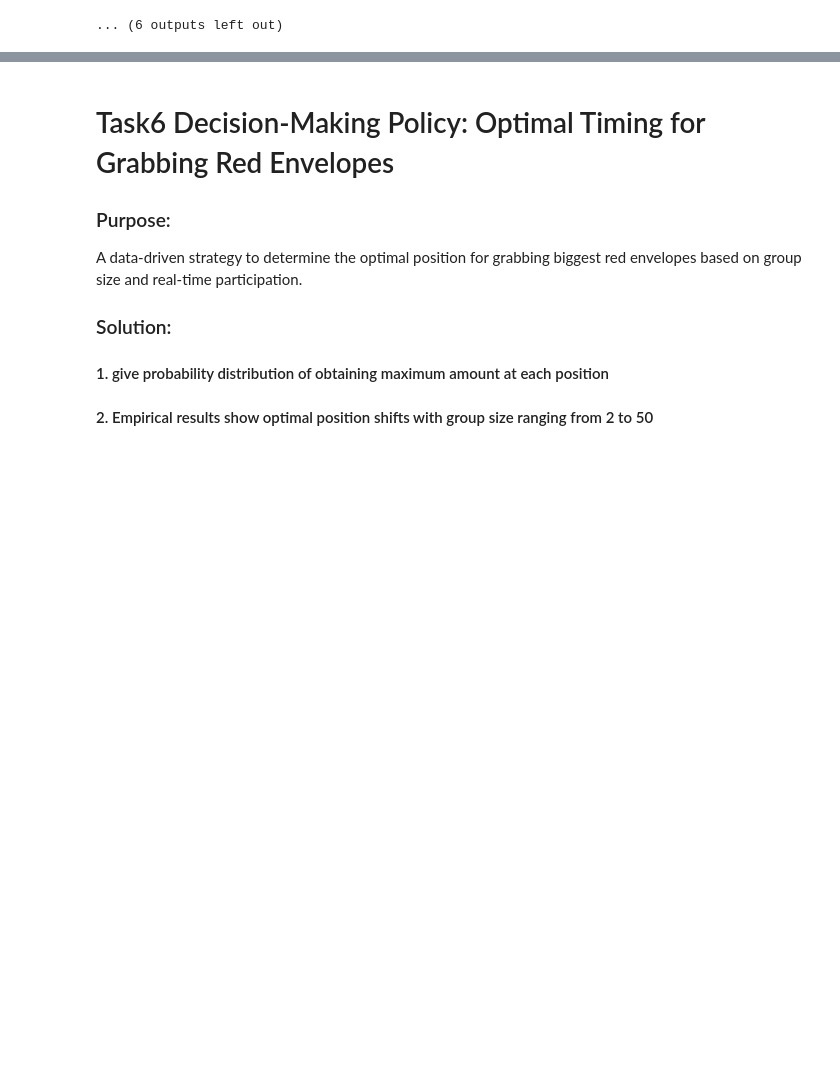
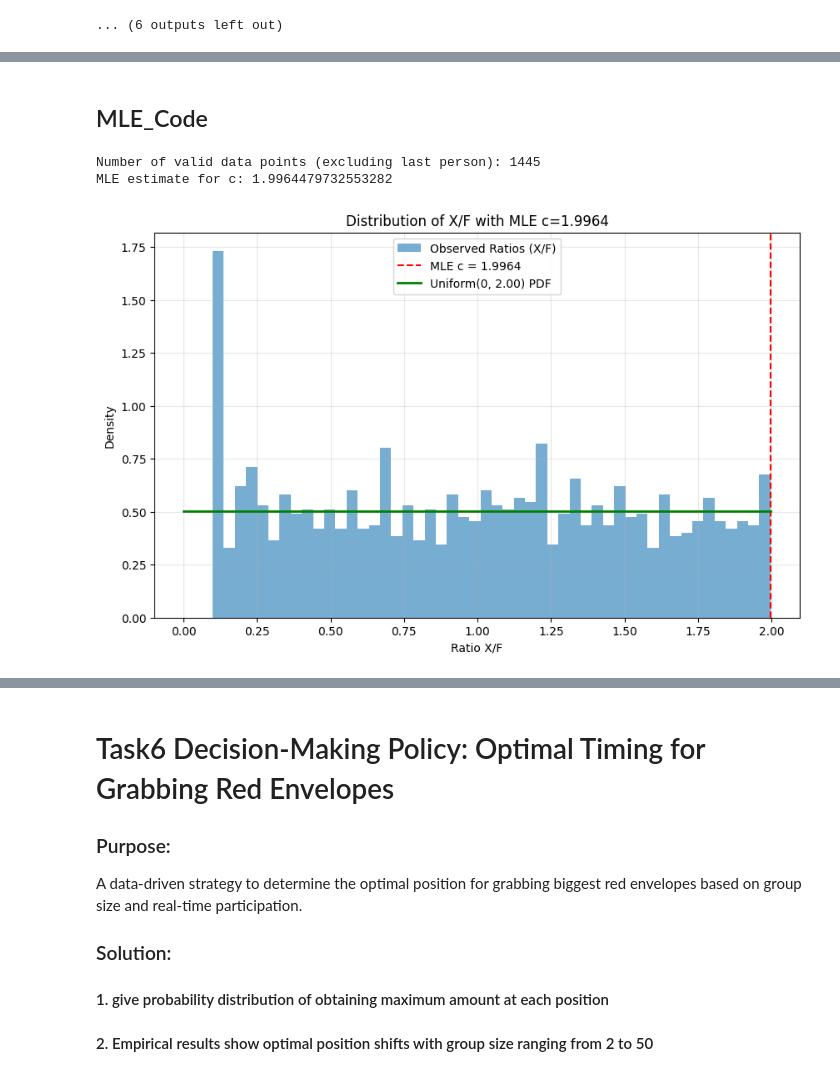
Before and after one commit to TossACoinTAC/SI140A_Project, a Jupyter notebook: Report.ipynb, the cells around one changed output, grey strips where cells are left out. Cells and saved outputs as stored; diff of their text form; code cells hidden in the pictures; blank space fills up the shorter version.

```diff
--- a/Report.ipynb
+++ b/Report.ipynb
@@ -1129,0 +1169,72 @@ Alpha Level: 0.05
+# %% [markdown]
+## MLE_Code
+# %%
+import json
+import numpy as np
+import matplotlib.pyplot as plt
+import os
+
+DATABASE_DIR = "Database"
+TOTAL_AMOUNT = 50.0
+INITIAL_N = 6
+
+file_path = os.path.join(DATABASE_DIR, "Wechat_Samples.json")
+
+if os.path.exists(file_path):
+    with open(file_path, "r", encoding="utf-8") as f:
+        wechat_data = json.load(f)
+
+    ratios = []
+
+    for session in wechat_data:
+        current_R = TOTAL_AMOUNT
+        current_N = INITIAL_N
+
+        for i, amount in enumerate(session):
+            if current_N <= 1:
+                break  # Skip last person
+
+            fair_share = current_R / current_N
+            if fair_share > 1e-9:
+                r = amount / fair_share
+                ratios.append(r)
+
+            current_R -= amount
+            current_N -= 1
+
+    # Convert to numpy array
+    ratios = np.array(ratios)
+
+    if len(ratios) > 0:
+        # MLE for Uniform[0, c] is the maximum observed value
+        c_mle = np.max(ratios)
+
+        print(f"Number of valid data points (excluding last person): {len(ratios)}")
+        print(f"MLE estimate for c: {c_mle}")
+
+        # Plotting to visualize Uniformity
+        plt.figure(figsize=(10, 6))
+        count, bins, ignored = plt.hist(
+            ratios, bins=50, density=True, alpha=0.6, label="Observed Ratios (X/F)"
+        )
+        plt.axvline(x=c_mle, color="r", linestyle="--", label=f"MLE c = {c_mle:.4f}")
+
+        # Plot expected uniform PDF: f(x) = 1/c for 0 <= x <= c
+        x_vals = np.linspace(0, c_mle, 100)
+        pdf_vals = np.full_like(x_vals, 1 / c_mle)
+        plt.plot(x_vals, pdf_vals, "g-", lw=2, label=f"Uniform(0, {c_mle:.2f}) PDF")
+
+        plt.xlabel("Ratio X/F")
+        plt.ylabel("Density")
+        plt.title(f"Distribution of X/F with MLE c={c_mle:.4f}")
+        plt.legend()
+        plt.grid(True, alpha=0.3)
+        plt.show()
+    else:
+        print("No valid ratios found.")
+else:
+    print(f"Data file not found at {file_path}")
+# %% [output]
+Number of valid data points (excluding last person): 1445
+MLE estimate for c: 1.9964479732553282
+[figure, added]
```
Also changed, not shown: parts of 5 cells of this notebook.
